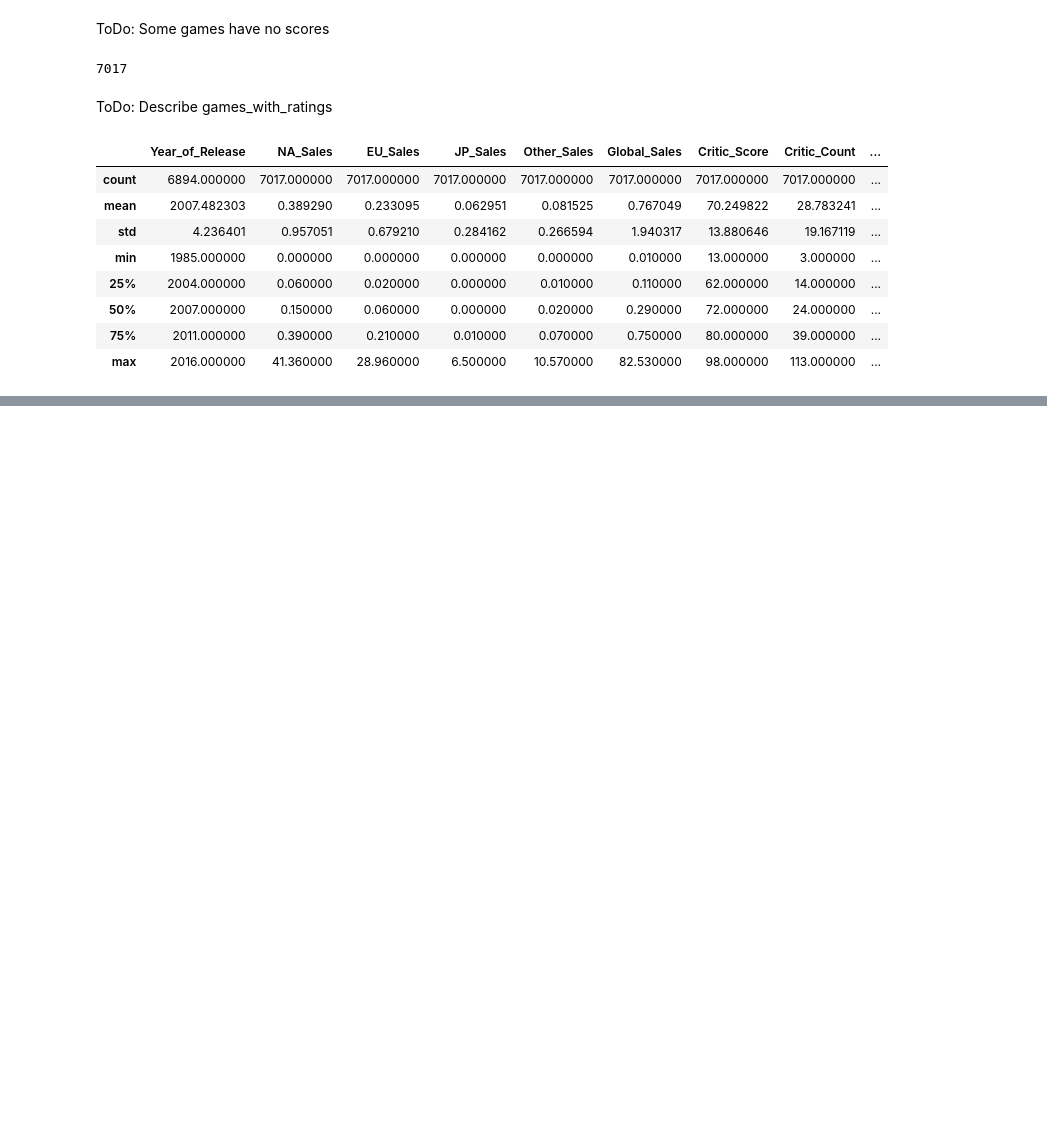
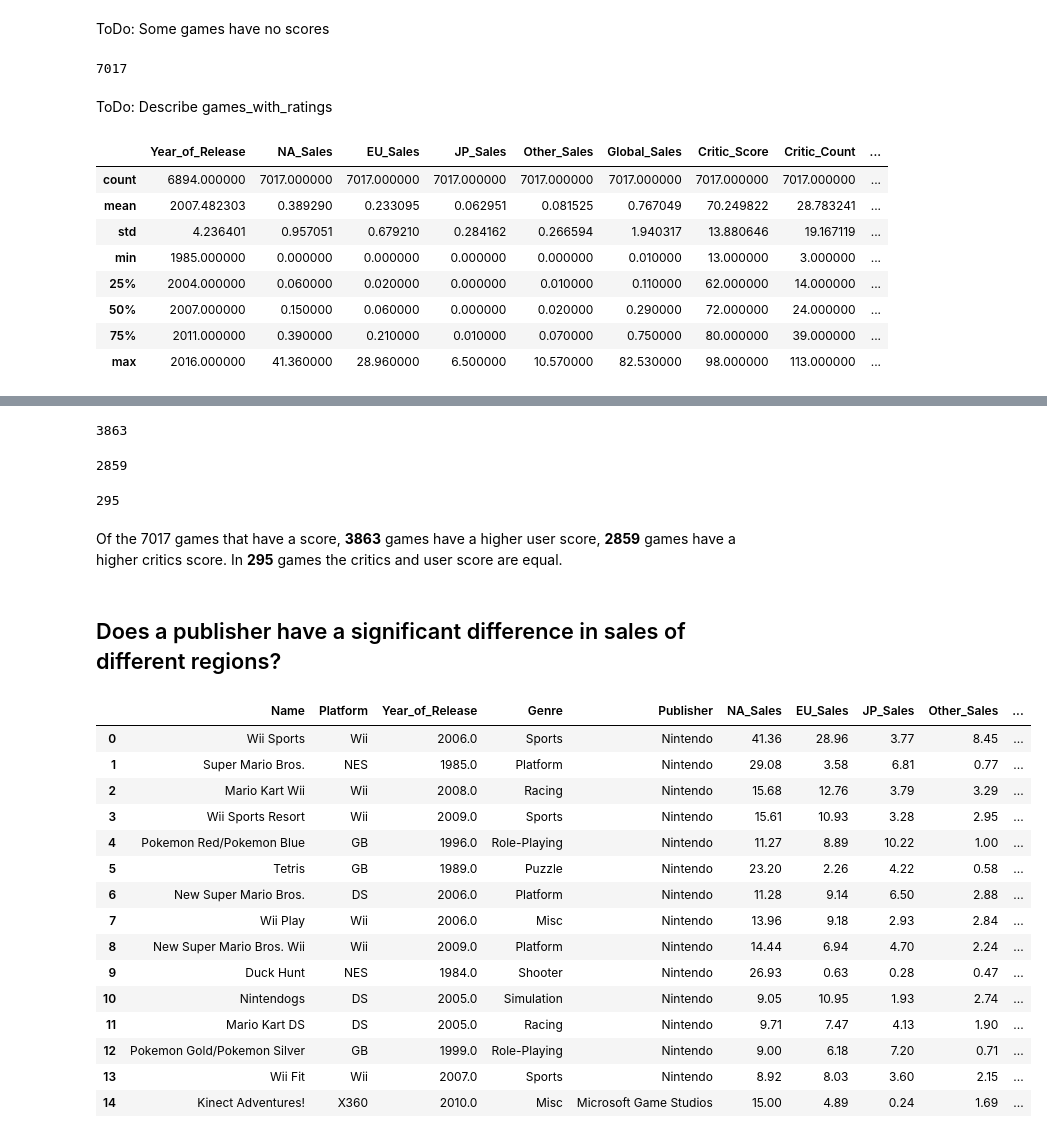
Before and after one commit to nikuya3/videogame-analytics, a Jupyter notebook: videogames.ipynb, the cells around one changed output, grey strips where cells are left out. Saved outputs shown, nothing was run; the diff lists cells and outputs as text; code cells hidden in the pictures; blank space fills up the shorter version.

```diff
--- a/videogames.ipynb
+++ b/videogames.ipynb
@@ -123,0 +158,35 @@ games_with_ratings.describe()
+# %%
+len(games_with_ratings[games_with_ratings["deltaScore"] < 0])
+# %% [output]
+3863
+# %%
+len(games_with_ratings[games_with_ratings["deltaScore"] > 0])
+# %% [output]
+2859
+# %%
+len(games_with_ratings[games_with_ratings["deltaScore"] == 0])
+# %% [output]
+295
+# %% [markdown]
+Of the 7017 games that have a score, **3863** games have a higher user score, **2859** games have a higher critics score. In **295** games the critics and user score are equal.
+# %% [markdown]
+## Does a publisher have a significant difference in sales of different regions?
+# %%
+file.head(15)
+# %% [output]
+|  | Name | Platform | Year_of_Release | Genre | Publisher | NA_Sales | EU_Sales | JP_Sales | Other_Sales | ... |
+| 0 | Wii Sports | Wii | 2006.0 | Sports | Nintendo | 41.36 | 28.96 | 3.77 | 8.45 | ... |
+| 1 | Super Mario Bros. | NES | 1985.0 | Platform | Nintendo | 29.08 | 3.58 | 6.81 | 0.77 | ... |
+| 2 | Mario Kart Wii | Wii | 2008.0 | Racing | Nintendo | 15.68 | 12.76 | 3.79 | 3.29 | ... |
+| 3 | Wii Sports Resort | Wii | 2009.0 | Sports | Nintendo | 15.61 | 10.93 | 3.28 | 2.95 | ... |
+| 4 | Pokemon Red/Pokemon Blue | GB | 1996.0 | Role-Playing | Nintendo | 11.27 | 8.89 | 10.22 | 1.00 | ... |
+| 5 | Tetris | GB | 1989.0 | Puzzle | Nintendo | 23.20 | 2.26 | 4.22 | 0.58 | ... |
+| 6 | New Super Mario Bros. | DS | 2006.0 | Platform | Nintendo | 11.28 | 9.14 | 6.50 | 2.88 | ... |
+| 7 | Wii Play | Wii | 2006.0 | Misc | Nintendo | 13.96 | 9.18 | 2.93 | 2.84 | ... |
+| 8 | New Super Mario Bros. Wii | Wii | 2009.0 | Platform | Nintendo | 14.44 | 6.94 | 4.70 | 2.24 | ... |
+| 9 | Duck Hunt | NES | 1984.0 | Shooter | Nintendo | 26.93 | 0.63 | 0.28 | 0.47 | ... |
+| 10 | Nintendogs | DS | 2005.0 | Simulation | Nintendo | 9.05 | 10.95 | 1.93 | 2.74 | ... |
+| 11 | Mario Kart DS | DS | 2005.0 | Racing | Nintendo | 9.71 | 7.47 | 4.13 | 1.90 | ... |
+| 12 | Pokemon Gold/Pokemon Silver | GB | 1999.0 | Role-Playing | Nintendo | 9.00 | 6.18 | 7.20 | 0.71 | ... |
+| 13 | Wii Fit | Wii | 2007.0 | Sports | Nintendo | 8.92 | 8.03 | 3.60 | 2.15 | ... |
+| 14 | Kinect Adventures! | X360 | 2010.0 | Misc | Microsoft Game Studios | 15.00 | 4.89 | 0.24 | 1.69 | ... |
```
Also changed, not shown: parts of 3 cells of this notebook.
